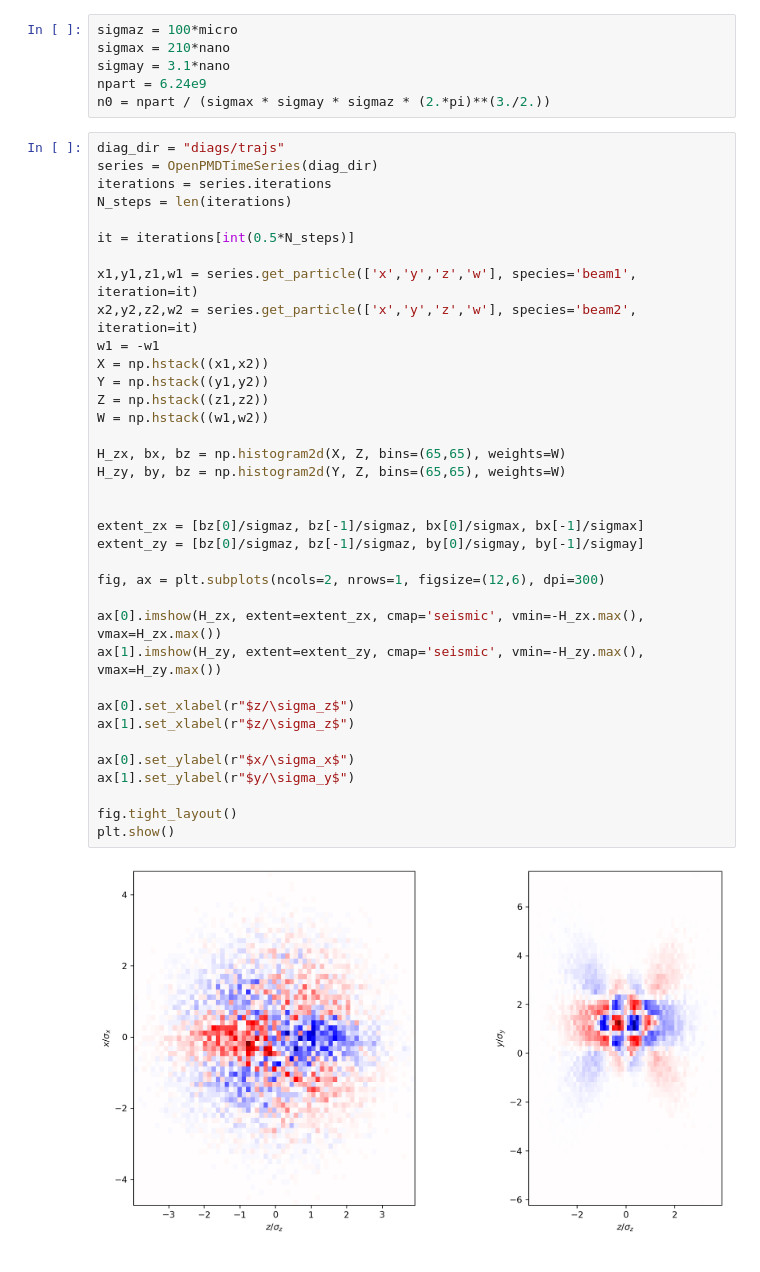
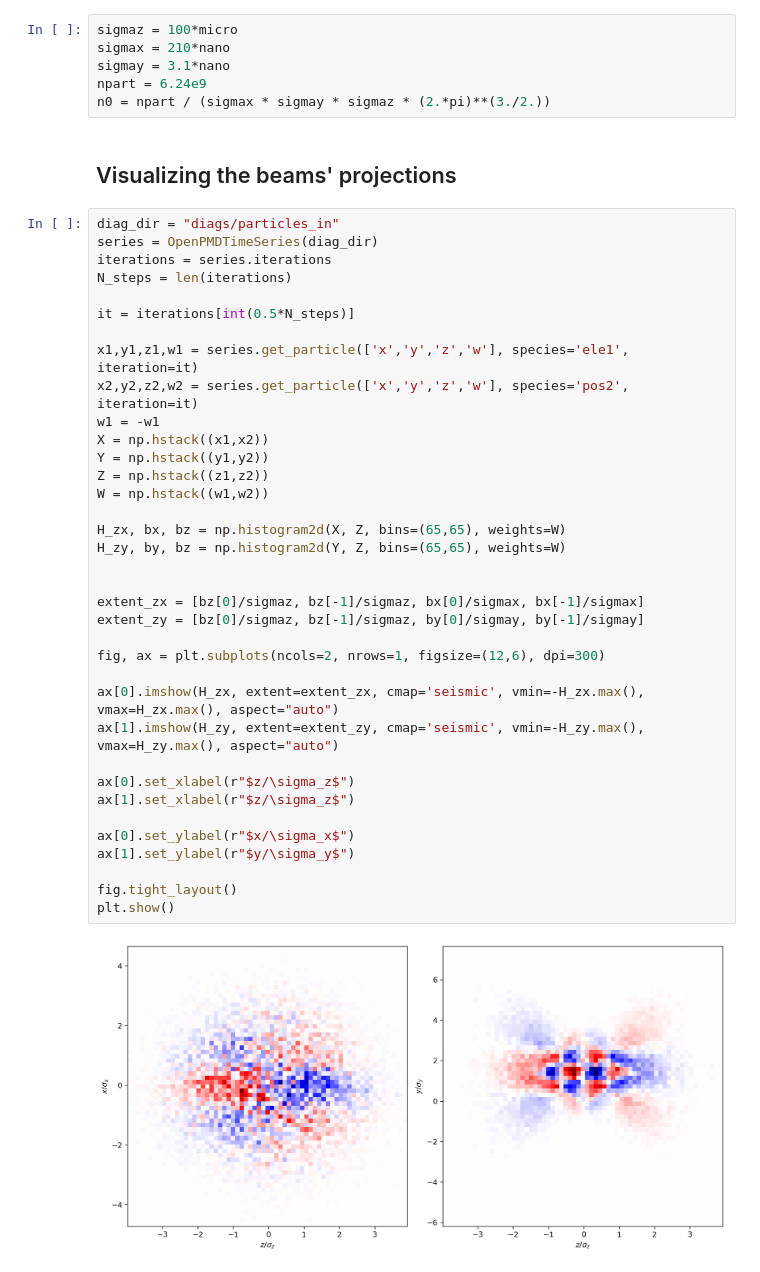
Before and after one commit to BLAST-WarpX/warpx-tutorials, a Jupyter notebook: files/analysis_3d_beambeam.ipynb, the cells around one changed output. Drawn from its saved outputs; the diff is of its cells as text.

```diff
--- a/files/analysis_3d_beambeam.ipynb
+++ b/files/analysis_3d_beambeam.ipynb
@@ -9,41 +10,43 @@ sigmax = 210*nano
 sigmay = 3.1*nano
 npart = 6.24e9
 n0 = npart / (sigmax * sigmay * sigmaz * (2.*pi)**(3./2.))
+# %% [markdown]
+## Visualizing the beams' projections
 # %%
-diag_dir = "diags/trajs"
+diag_dir = "diags/particles_in"
 series = OpenPMDTimeSeries(diag_dir)
 iterations = series.iterations
 N_steps = len(iterations)
 
 it = iterations[int(0.5*N_steps)]
 
-x1,y1,z1,w1 = series.get_particle(['x','y','z','w'], species='beam1', iteration=it)
-x2,y2,z2,w2 = series.get_particle(['x','y','z','w'], species='beam2', iteration=it)
+x1,y1,z1,w1 = series.get_particle(['x','y','z','w'], species='ele1', iteration=it)
+x2,y2,z2,w2 = series.get_particle(['x','y','z','w'], species='pos2', iteration=it)
 w1 = -w1
 X = np.hstack((x1,x2))
 Y = np.hstack((y1,y2))
 Z = np.hstack((z1,z2))
 W = np.hstack((w1,w2))
 
 H_zx, bx, bz = np.histogram2d(X, Z, bins=(65,65), weights=W)
 H_zy, by, bz = np.histogram2d(Y, Z, bins=(65,65), weights=W)
 
 
 extent_zx = [bz[0]/sigmaz, bz[-1]/sigmaz, bx[0]/sigmax, bx[-1]/sigmax]
 extent_zy = [bz[0]/sigmaz, bz[-1]/sigmaz, by[0]/sigmay, by[-1]/sigmay]
 
 fig, ax = plt.subplots(ncols=2, nrows=1, figsize=(12,6), dpi=300)
 
-ax[0].imshow(H_zx, extent=extent_zx, cmap='seismic', vmin=-H_zx.max(), vmax=H_zx.max())
-ax[1].imshow(H_zy, extent=extent_zy, cmap='seismic', vmin=-H_zy.max(), vmax=H_zy.max())
+ax[0].imshow(H_zx, extent=extent_zx, cmap='seismic', vmin=-H_zx.max(), vmax=H_zx.max(), aspect="auto")
+ax[1].imshow(H_zy, extent=extent_zy, cmap='seismic', vmin=-H_zy.max(), vmax=H_zy.max(), aspect="auto")
 
 ax[0].set_xlabel(r"$z/\sigma_z$")
 ax[1].set_xlabel(r"$z/\sigma_z$")
 
 ax[0].set_ylabel(r"$x/\sigma_x$")
 ax[1].set_ylabel(r"$y/\sigma_y$")
 
 fig.tight_layout()
 plt.show()
 # %% [output]
-[figure, old version]
+[figure, new version]
```
Also changed, not shown: parts of 4 cells of this notebook, 1 other file.
